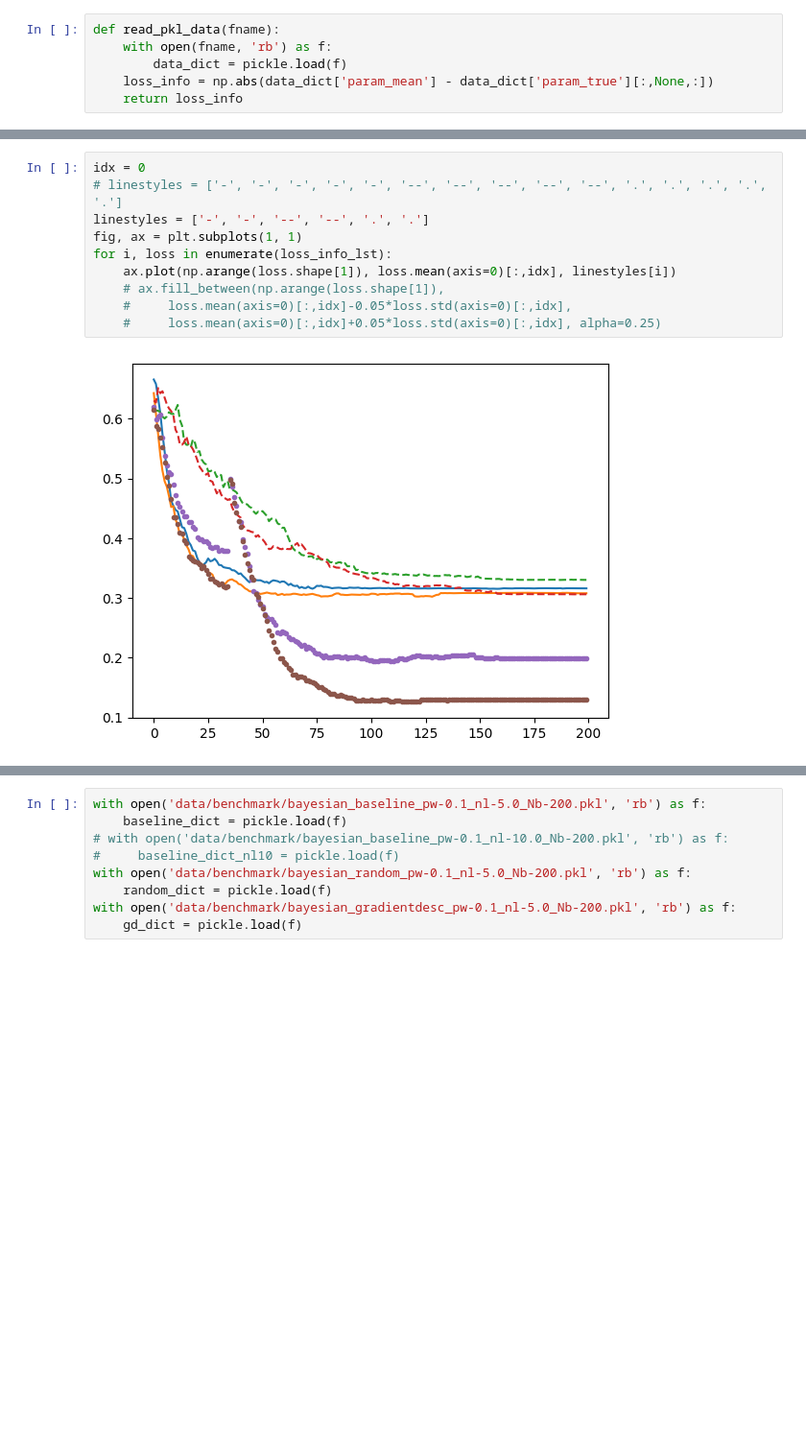
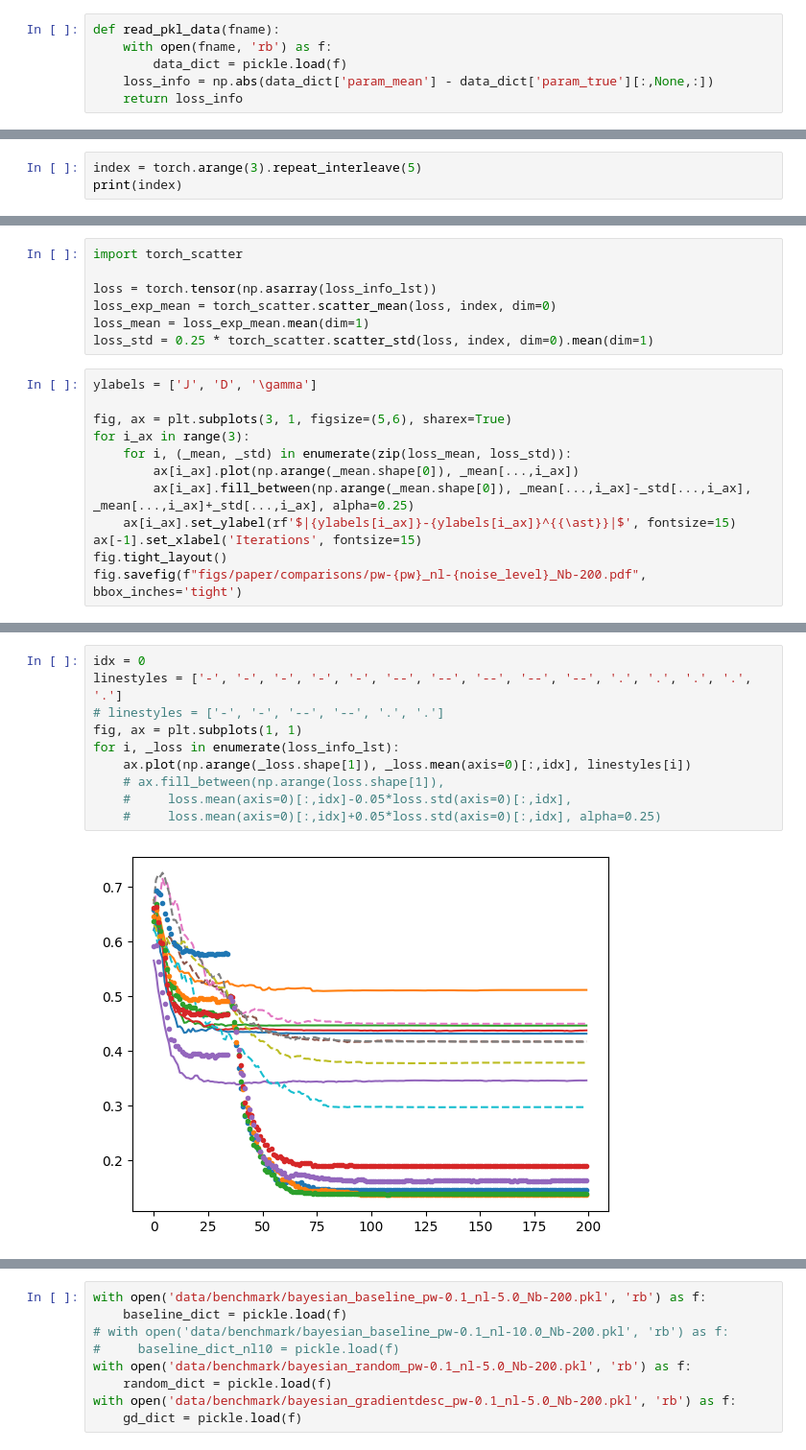
Before and after one commit to zhantaochen/ML-XPFS_Steering, a Jupyter notebook: benchmark_visualization.ipynb, the cells around one changed output, grey strips where cells are left out. Shown: that part at 96% size. Drawn from its saved outputs; the diff is of its cells as text; blank space fills up the shorter version.

```diff
--- a/benchmark_visualization.ipynb
+++ b/benchmark_visualization.ipynb
@@ -37 +34,4 @@ fname_lst = [
 loss_info_lst = [read_pkl_data(f) for f in fname_lst]
+# %%
+index = torch.arange(3).repeat_interleave(5)
+print(index)
@@ -37,0 +40,19 @@ loss_info_lst = [read_pkl_data(f) for f in fname_lst]
+# %%
+import torch_scatter
+
+loss = torch.tensor(np.asarray(loss_info_lst))
+loss_exp_mean = torch_scatter.scatter_mean(loss, index, dim=0)
+loss_mean = loss_exp_mean.mean(dim=1)
+loss_std = 0.25 * torch_scatter.scatter_std(loss, index, dim=0).mean(dim=1)
+# %%
+ylabels = ['J', 'D', '\gamma']
+
+fig, ax = plt.subplots(3, 1, figsize=(5,6), sharex=True)
+for i_ax in range(3):
+    for i, (_mean, _std) in enumerate(zip(loss_mean, loss_std)):
+        ax[i_ax].plot(np.arange(_mean.shape[0]), _mean[...,i_ax])
+        ax[i_ax].fill_between(np.arange(_mean.shape[0]), _mean[...,i_ax]-_std[...,i_ax], _mean[...,i_ax]+_std[...,i_ax], alpha=0.25)
+    ax[i_ax].set_ylabel(rf'$|{ylabels[i_ax]}-{ylabels[i_ax]}^{{\ast}}|$', fontsize=15)
+ax[-1].set_xlabel('Iterations', fontsize=15)
+fig.tight_layout()
+fig.savefig(f"figs/paper/comparisons/pw-{pw}_nl-{noise_level}_Nb-200.pdf", bbox_inches='tight')
@@ -38,12 +61,12 @@ loss_info_lst = [read_pkl_data(f) for f in fname_lst]
 # %%
 idx = 0
-# linestyles = ['-', '-', '-', '-', '-', '--', '--', '--', '--', '--', '.', '.', '.', '.', '.']
-linestyles = ['-', '-', '--', '--', '.', '.']
+linestyles = ['-', '-', '-', '-', '-', '--', '--', '--', '--', '--', '.', '.', '.', '.', '.']
+# linestyles = ['-', '-', '--', '--', '.', '.']
 fig, ax = plt.subplots(1, 1)
-for i, loss in enumerate(loss_info_lst):
-    ax.plot(np.arange(loss.shape[1]), loss.mean(axis=0)[:,idx], linestyles[i])
+for i, _loss in enumerate(loss_info_lst):
+    ax.plot(np.arange(_loss.shape[1]), _loss.mean(axis=0)[:,idx], linestyles[i])
     # ax.fill_between(np.arange(loss.shape[1]),
     #     loss.mean(axis=0)[:,idx]-0.05*loss.std(axis=0)[:,idx],
     #     loss.mean(axis=0)[:,idx]+0.05*loss.std(axis=0)[:,idx], alpha=0.25)
 # %% [output]
-[figure, old version]
+[figure, new version]
```
Also changed, not shown: parts of 7 cells of this notebook, 9 other files.
